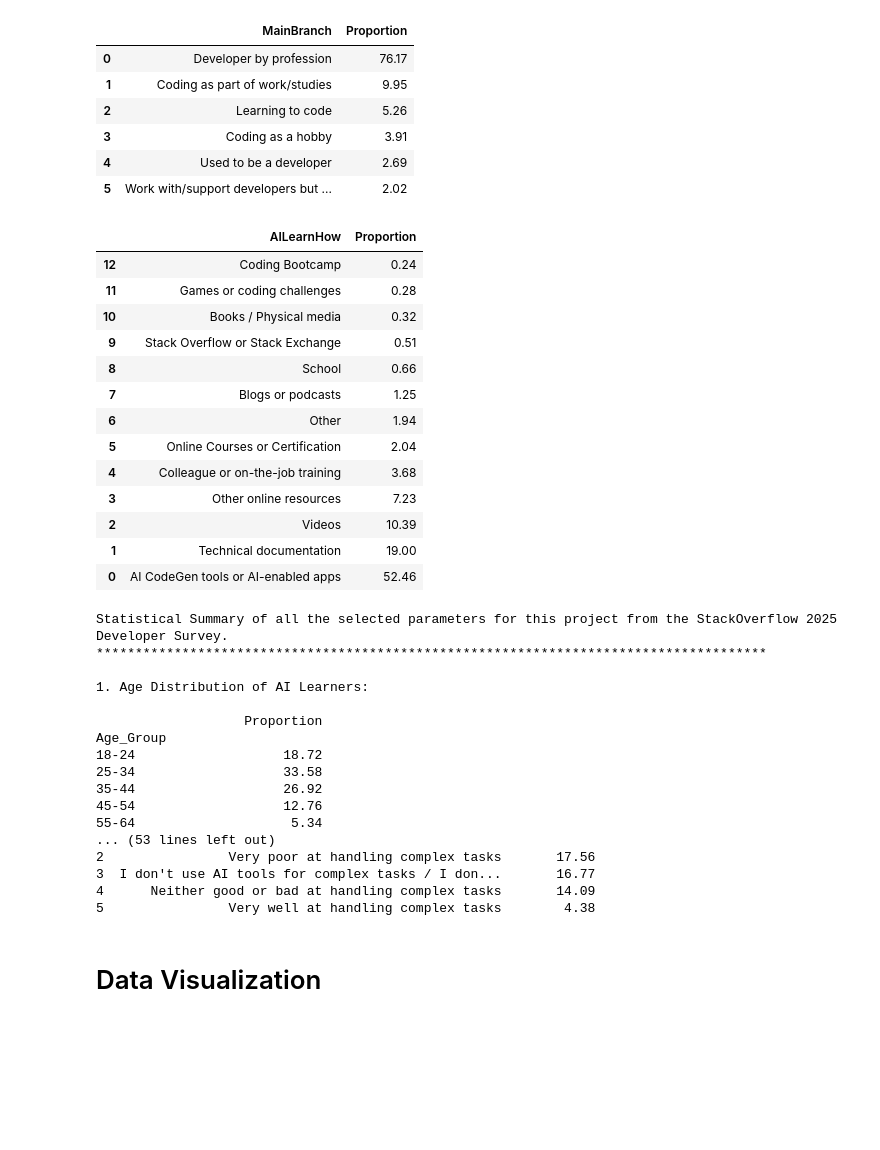
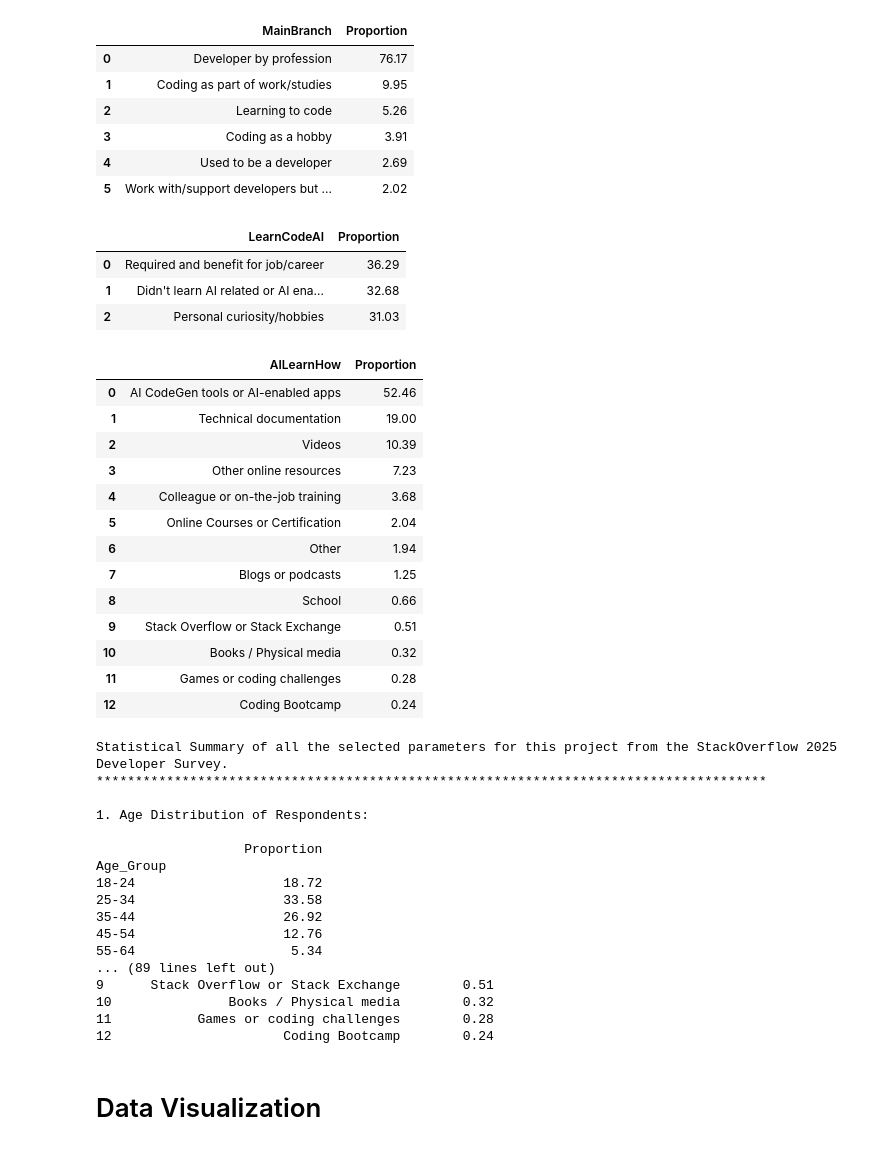
Before and after one commit to huyqng1412/IT680_Effectiveness-of-AI-in-CS, a Jupyter notebook: ai_cs_analysis.ipynb, the cells around one changed output. Drawn from its saved outputs; the diff is of its cells as text; code cells hidden in the pictures; blank space fills up the shorter version.

```diff
--- a/ai_cs_analysis.ipynb
+++ b/ai_cs_analysis.ipynb
@@ -255,0 +275,7 @@ age_groups
+# %%
+demog_ai['Industry'] = demog_ai['Industry'].str.split(':').str[0].str.strip()
+
+industry_filtered = demog_ai[demog_ai['Industry'].notna()]
+industry = pd.DataFrame(industry_filtered['Industry'].value_counts(normalize=True).mul(100).round(2).reset_index())
+industry.columns = ['Industry', 'Proportion']
+industry
@@ -400,55 +443,70 @@ main_branch_new
 | 3 | Coding as a hobby | 3.91 |
 | 4 | Used to be a developer | 2.69 |
 | 5 | Work with/support developers but ... | 2.02 |
+# %%
+learn_code_ai = pd.DataFrame(demog_ai['LearnCodeAI'].value_counts(normalize=True).mul(100).round(2)).reset_index()
+learn_code_ai.columns = ['LearnCodeAI', 'Proportion']
+learn_code_ai
+# %% [output]
+|  | LearnCodeAI | Proportion |
+| 0 | Required and benefit for job/career | 36.29 |
+| 1 | Didn't learn AI related or AI ena... | 32.68 |
+| 2 | Personal curiosity/hobbies | 31.03 |
 # %%
 aihow_first_only = pd.DataFrame(demog_ai['AILearnHow'].str.split(';').str[0].str.split('(').str[0].str.strip().value_counts(normalize=True).mul(100).round(2)).reset_index()
-aihow_first_only = aihow_first_only.sort_values(by='proportion', ascending=True)
 aihow_first_only.columns = ['AILearnHow', 'Proportion']
+aihow_first_only = aihow_first_only.sort_values(by='Proportion', ascending=False)
 aihow_first_only
 # %% [output]
 |  | AILearnHow | Proportion |
+| 0 | AI CodeGen tools or AI-enabled apps | 52.46 |
+| 1 | Technical documentation | 19.00 |
+| 2 | Videos | 10.39 |
+| 3 | Other online resources | 7.23 |
+| 4 | Colleague or on-the-job training | 3.68 |
+| 5 | Online Courses or Certification | 2.04 |
+| 6 | Other | 1.94 |
+| 7 | Blogs or podcasts | 1.25 |
+| 8 | School | 0.66 |
+| 9 | Stack Overflow or Stack Exchange | 0.51 |
+| 10 | Books / Physical media | 0.32 |
+| 11 | Games or coding challenges | 0.28 |
 | 12 | Coding Bootcamp | 0.24 |
-| 11 | Games or coding challenges | 0.28 |
-| 10 | Books / Physical media | 0.32 |
-| 9 | Stack Overflow or Stack Exchange | 0.51 |
-| 8 | School | 0.66 |
-| 7 | Blogs or podcasts | 1.25 |
-| 6 | Other | 1.94 |
-| 5 | Online Courses or Certification | 2.04 |
-| 4 | Colleague or on-the-job training | 3.68 |
-| 3 | Other online resources | 7.23 |
-| 2 | Videos | 10.39 |
-| 1 | Technical documentation | 19.00 |
-| 0 | AI CodeGen tools or AI-enabled apps | 52.46 |
 # %%
 print("Statistical Summary of all the selected parameters for this project from the StackOverflow 2025 Developer Survey.")
 print("**************************************************************************************")
 
-print("\n1. Age Distribution of AI Learners:\n")
+print("\n1. Age Distribution of Respondents:\n")
 print(age_groups)
 
 print("\n2. Proportion of Developers by Main Branch:\n")
 print(main_branch_new)
 
-print("\n3. Proportion of Developers by Their Goal for Learning AI for Coding:\n")
+print("\n3. Proportion of Developers by Industry:\n")
+print(industry)
+
+print("\n4. Proportion of Developers by Learning AI Use for Coding for career/personal goal:\n")
 print(new_learn_code)
 
-print("\n4. Proportion of Developers by Their Frequency of Using AI Tools:\n")
+print("\n5. Proportion of Developers by Their Frequency of Using AI Tools:\n")
 print(ai_select_new)
 
-print("\n5. Proportion of Developers by Their Sentiment Towards AI for Coding:\n")
+print("\n6. Proportion of Developers by Their Sentiment Towards AI for Coding:\n")
 print(ai_sent)
 
-print("\n6. Proportion of Developers by Their Perception of AI Accuracy:\n")
+print("\n7. Proportion of Developers by Their Perception of AI Accuracy:\n")
 print(ai_acc)
 
-print("\n7. Proportion of Developers by Their Perception of AI Complexity:\n")
+print("\n8. Proportion of Developers by Their Perception of AI Complexity:\n")
 print(ai_complex)
+
+print("\n9. Proportion of Developers by Their Method of Learning AI for Coding:\n")
+print(aihow_first_only)
 # %% [output]
 Statistical Summary of all the selected parameters for this project from the StackOverflow 2025 Developer Survey.
 **************************************************************************************
 
-1. Age Distribution of AI Learners:
+1. Age Distribution of Respondents:
 
                    Proportion
 Age_Group
@@ -457,11 +515,11 @@ Age_Group
 35-44                   26.92
 45-54                   12.76
 55-64                    5.34
-... (53 lines left out)
-2                Very poor at handling complex tasks       17.56
-3  I don't use AI tools for complex tasks / I don...       16.77
-4      Neither good or bad at handling complex tasks       14.09
-5                Very well at handling complex tasks        4.38
+... (89 lines left out)
+9      Stack Overflow or Stack Exchange        0.51
+10               Books / Physical media        0.32
+11           Games or coding challenges        0.28
+12                      Coding Bootcamp        0.24
 # %% [markdown]
 # Data Visualization
 # %%
```
Also changed, not shown: parts of 13 cells of this notebook.
